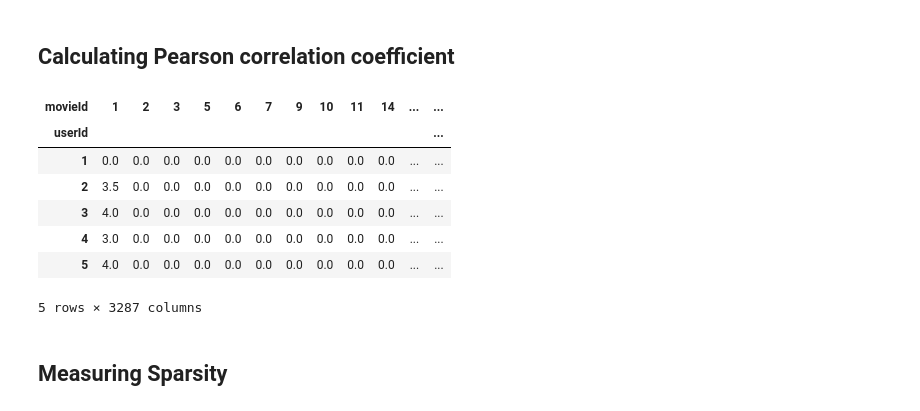
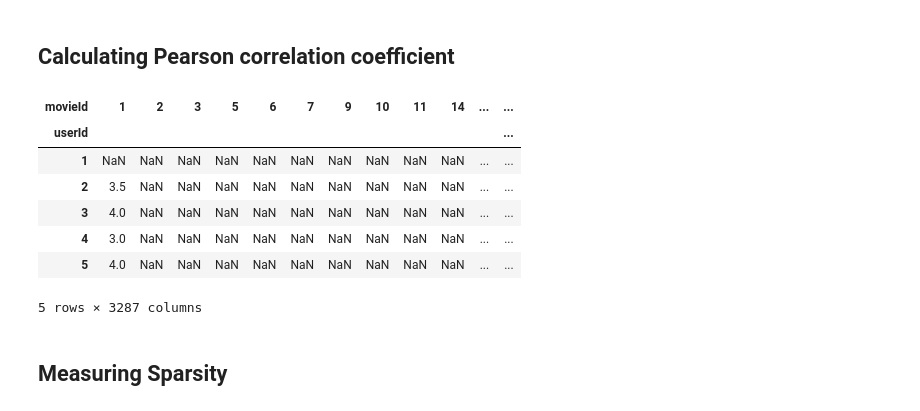
Before and after one commit to skanderkaroui/collaborative_filtering_movie_recommendation, a Jupyter notebook: movie-recommendation-system.ipynb, the cells around one changed output. Drawn from its saved outputs; the diff is of its cells as text; code cells hidden in the pictures.

```diff
--- a/movie-recommendation-system.ipynb
+++ b/movie-recommendation-system.ipynb
@@ -98,14 +98,3 @@ user_corr_matrix_df.head()
 5 rows × 75 columns
 # %% [markdown]
 ## Calculating Pearson correlation coefficient
-# %%
-user_ratings_pivot.head()
-# %% [output]
-| movieId | 1 | 2 | 3 | 5 | 6 | 7 | 9 | 10 | 11 | 14 | ... | ... |
-| userId |  |  |  |  |  |  |  |  |  |  |  | ... |
-| 1 | 0.0 | 0.0 | 0.0 | 0.0 | 0.0 | 0.0 | 0.0 | 0.0 | 0.0 | 0.0 | ... | ... |
-| 2 | 3.5 | 0.0 | 0.0 | 0.0 | 0.0 | 0.0 | 0.0 | 0.0 | 0.0 | 0.0 | ... | ... |
-| 3 | 4.0 | 0.0 | 0.0 | 0.0 | 0.0 | 0.0 | 0.0 | 0.0 | 0.0 | 0.0 | ... | ... |
-| 4 | 3.0 | 0.0 | 0.0 | 0.0 | 0.0 | 0.0 | 0.0 | 0.0 | 0.0 | 0.0 | ... | ... |
-| 5 | 4.0 | 0.0 | 0.0 | 0.0 | 0.0 | 0.0 | 0.0 | 0.0 | 0.0 | 0.0 | ... | ... |
-5 rows × 3287 columns
@@ -113,0 +101,15 @@ def mean_rating(user_rating):
+# %%
+ratings_df = small_movies_ratings_df.reset_index(drop=True)
+
+user_ratings_pivot_NA = ratings_df.pivot(index='userId', columns='movieId', values='rating')
+
+user_ratings_pivot_NA.head()
+# %% [output]
+| movieId | 1 | 2 | 3 | 5 | 6 | 7 | 9 | 10 | 11 | 14 | ... | ... |
+| userId |  |  |  |  |  |  |  |  |  |  |  | ... |
+| 1 | NaN | NaN | NaN | NaN | NaN | NaN | NaN | NaN | NaN | NaN | ... | ... |
+| 2 | 3.5 | NaN | NaN | NaN | NaN | NaN | NaN | NaN | NaN | NaN | ... | ... |
+| 3 | 4.0 | NaN | NaN | NaN | NaN | NaN | NaN | NaN | NaN | NaN | ... | ... |
+| 4 | 3.0 | NaN | NaN | NaN | NaN | NaN | NaN | NaN | NaN | NaN | ... | ... |
+| 5 | 4.0 | NaN | NaN | NaN | NaN | NaN | NaN | NaN | NaN | NaN | ... | ... |
+5 rows × 3287 columns
```
Also changed, not shown: parts of 2 cells of this notebook.
